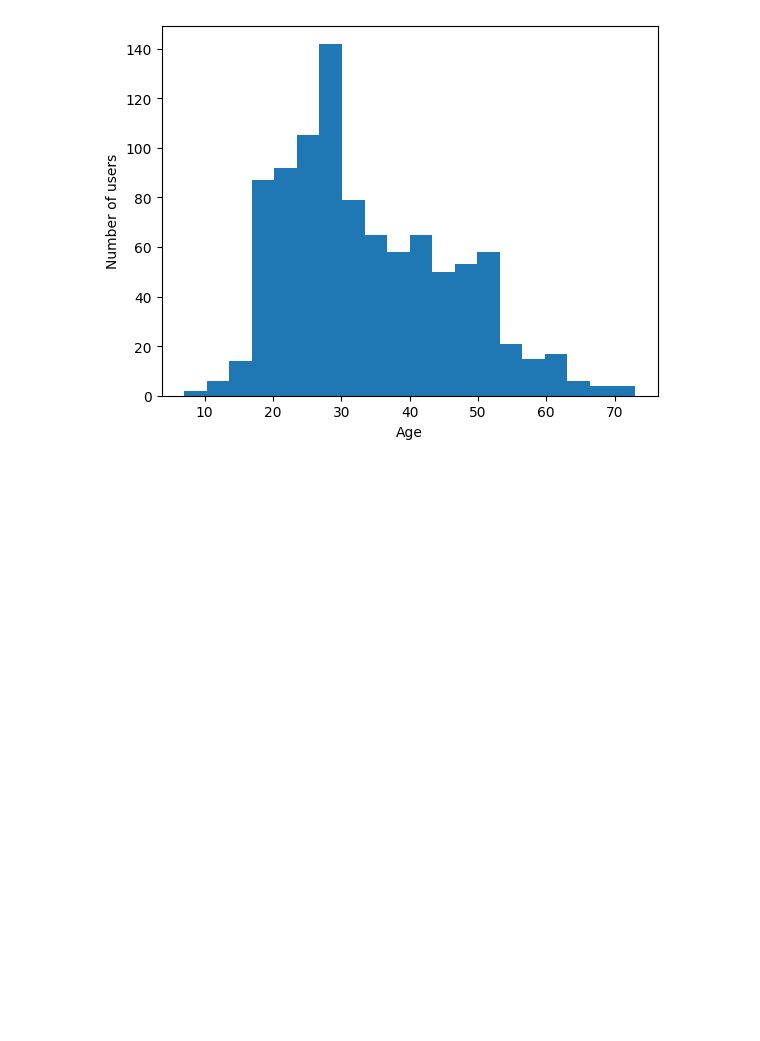
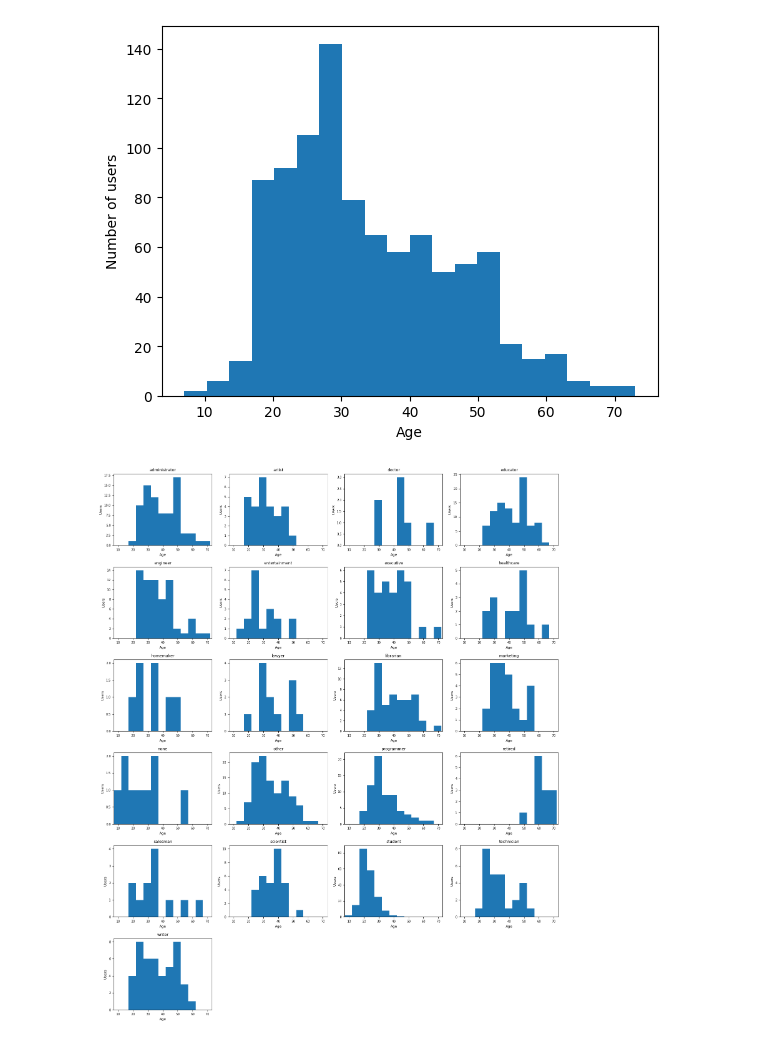
Before and after one commit to thanhbach0904/WebMining-RecSys-20251, a Jupyter notebook: notebooks/eda.ipynb, the cells around one changed output. Saved outputs shown, nothing was run; the diff lists cells and outputs as text; code cells hidden in the pictures; blank space fills up the shorter version.

Commit message:
update user eda

```diff
--- a/notebooks/eda.ipynb
+++ b/notebooks/eda.ipynb
@@ -342,3 +354,32 @@ plt.ylabel("Number of users")
 plt.show()
 # %% [output]
 [figure]
+# %%
+import math
+
+groups = users.groupby("occupation")
+n = len(groups)
+cols = 4
+rows = math.ceil(n / cols)
+
+# global age range for all histograms
+age_min = users["age"].min()
+age_max = users["age"].max()
+bins = range(age_min, age_max + 2,5)
+
+plt.figure(figsize=(15, 3 * rows))  # smaller figure
+
+for i, (occupation, group) in enumerate(groups, start=1):
+    plt.subplot(rows, cols, i)
+    plt.hist(group["age"].dropna(), bins=bins)
+    plt.xlim(age_min, age_max)
+    plt.title(occupation, fontsize=9)
+    plt.xlabel("Age", fontsize=8)
+    plt.ylabel("Users", fontsize=8)
+    plt.xticks(fontsize=7)
+    plt.yticks(fontsize=7)
+
+plt.tight_layout()
+plt.show()
+# %% [output]
+[figure, added]
```
Also changed, not shown: parts of 1 cell of this notebook.
